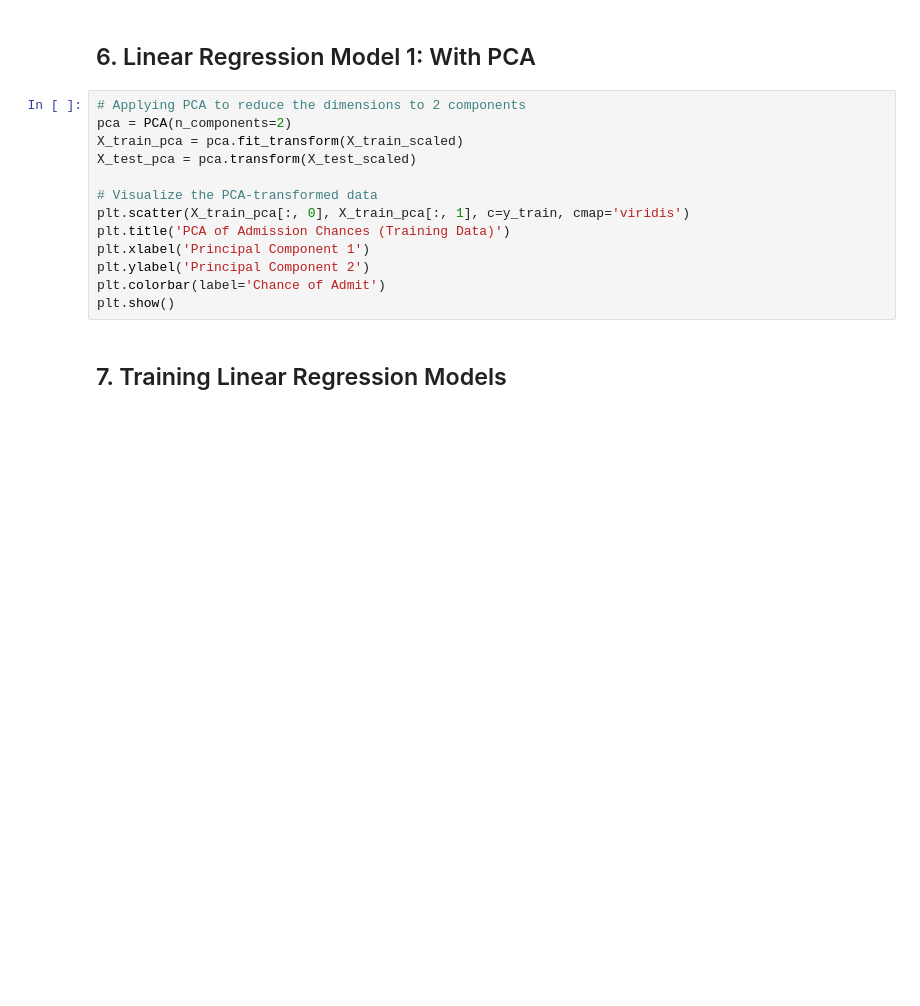
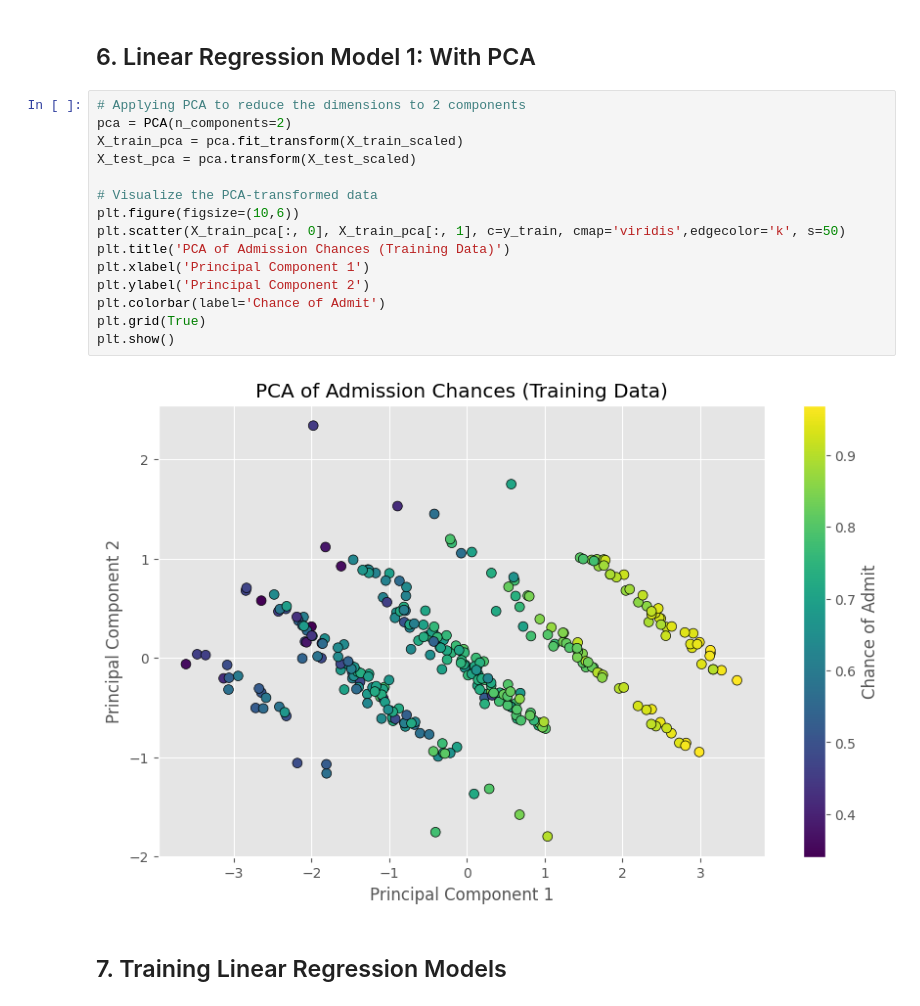
Before and after one commit to foriundo/CS556-Project, a Jupyter notebook: CS556 Project.ipynb, the cells around one changed output. Cells and saved outputs as stored; diff of their text form; blank space fills up the shorter version.

```diff
--- a/CS556 Project.ipynb
+++ b/CS556 Project.ipynb
@@ -77,16 +116,20 @@ original_predictions_df.to_csv('predictions_original.csv', index=False)
 # %%
 # Applying PCA to reduce the dimensions to 2 components
 pca = PCA(n_components=2)
 X_train_pca = pca.fit_transform(X_train_scaled)
 X_test_pca = pca.transform(X_test_scaled)
 
 # Visualize the PCA-transformed data
-plt.scatter(X_train_pca[:, 0], X_train_pca[:, 1], c=y_train, cmap='viridis')
+plt.figure(figsize=(10,6))
+plt.scatter(X_train_pca[:, 0], X_train_pca[:, 1], c=y_train, cmap='viridis',edgecolor='k', s=50)
 plt.title('PCA of Admission Chances (Training Data)')
 plt.xlabel('Principal Component 1')
 plt.ylabel('Principal Component 2')
 plt.colorbar(label='Chance of Admit')
+plt.grid(True)
 plt.show()
+# %% [output]
+[figure, added]
 # %% [markdown]
 <h2>7. Training Linear Regression Models </h2>
 # %%
```
Also changed, not shown: parts of 9 cells of this notebook, 2 other files.
